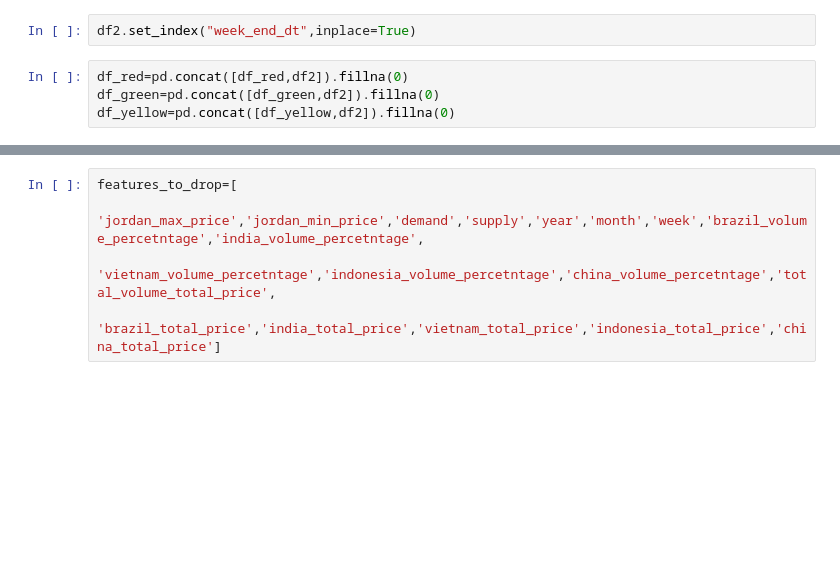
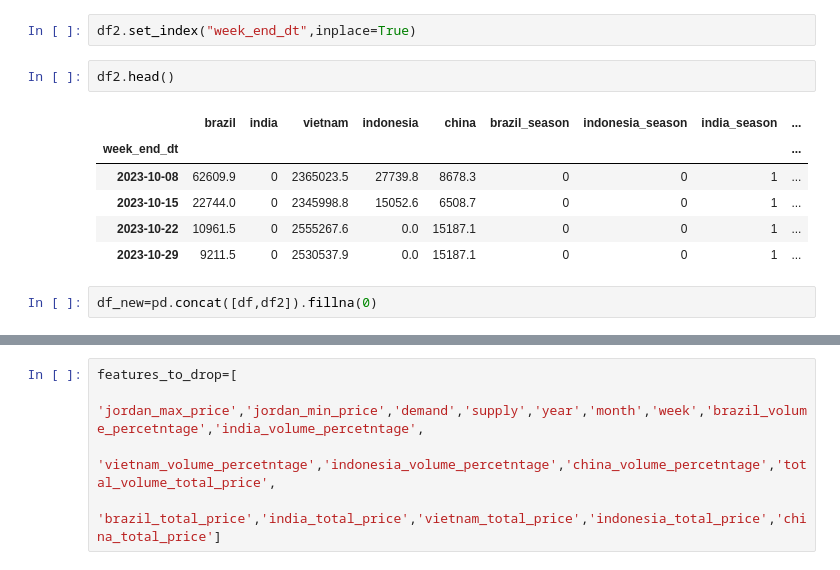
Before and after one commit to omars1234/TimeSeries_ML, a Jupyter notebook: Pepper_Price_Analysis/notebooks/2_Features_Engineering.ipynb, the cells around one changed output, grey strips where cells are left out. Cells and saved outputs as stored; diff of their text form; blank space fills up the shorter version.

```diff
--- a/Pepper_Price_Analysis/notebooks/2_Features_Engineering.ipynb
+++ b/Pepper_Price_Analysis/notebooks/2_Features_Engineering.ipynb
@@ -98,7 +98,14 @@ for col in df2:
 df2["week_end_dt"]=pd.to_datetime(df2["week_end_dt"])
 # %%
 df2.set_index("week_end_dt",inplace=True)
-# %%
-df_red=pd.concat([df_red,df2]).fillna(0)
-df_green=pd.concat([df_green,df2]).fillna(0)
-df_yellow=pd.concat([df_yellow,df2]).fillna(0)
+# %%
+df2.head()
+# %% [output]
+|  | brazil | india | vietnam | indonesia | china | brazil_season | indonesia_season | india_season | ... |
+| week_end_dt |  |  |  |  |  |  |  |  | ... |
+| 2023-10-08 | 62609.9 | 0 | 2365023.5 | 27739.8 | 8678.3 | 0 | 0 | 1 | ... |
+| 2023-10-15 | 22744.0 | 0 | 2345998.8 | 15052.6 | 6508.7 | 0 | 0 | 1 | ... |
+| 2023-10-22 | 10961.5 | 0 | 2555267.6 | 0.0 | 15187.1 | 0 | 0 | 1 | ... |
+| 2023-10-29 | 9211.5 | 0 | 2530537.9 | 0.0 | 15187.1 | 0 | 0 | 1 | ... |
+# %%
+df_new=pd.concat([df,df2]).fillna(0)
```
Also changed, not shown: parts of 13 cells of this notebook, 11 other files.
